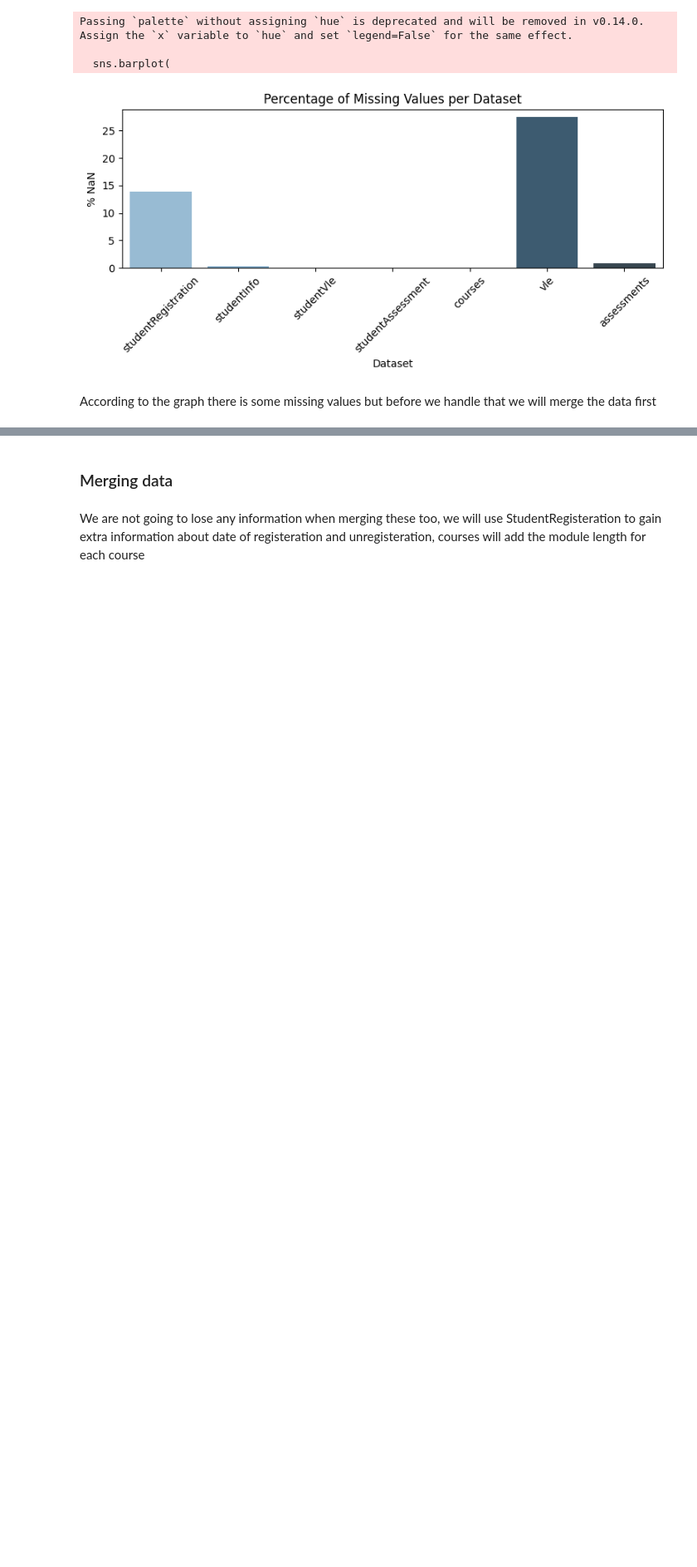
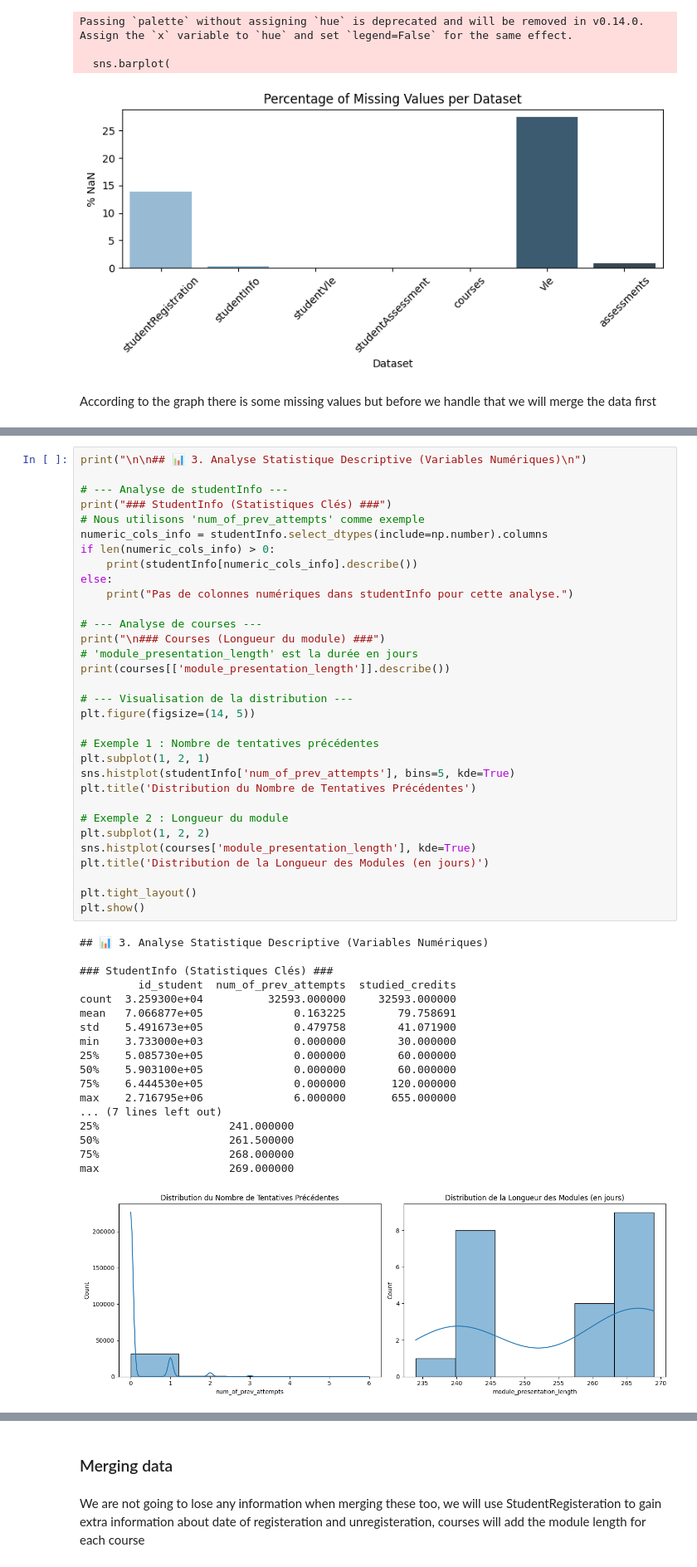
Before and after one commit to Katia-LOUNAS/oulad-network-exploration, a Jupyter notebook: notebooks/data_exploration.ipynb, the cells around one changed output, grey strips where cells are left out. Shown at 83% size. Saved outputs shown, nothing was run; the diff lists cells and outputs as text; blank space fills up the shorter version.

```diff
--- a/notebooks/data_exploration.ipynb
+++ b/notebooks/data_exploration.ipynb
@@ -152,0 +289,51 @@ According to the graph there is some missing values but before we handle that we
+# %%
+print("\n\n## 📊 3. Analyse Statistique Descriptive (Variables Numériques)\n")
+
+# --- Analyse de studentInfo ---
+print("### StudentInfo (Statistiques Clés) ###")
+# Nous utilisons 'num_of_prev_attempts' comme exemple
+numeric_cols_info = studentInfo.select_dtypes(include=np.number).columns
+if len(numeric_cols_info) > 0:
+    print(studentInfo[numeric_cols_info].describe())
+else:
+    print("Pas de colonnes numériques dans studentInfo pour cette analyse.")
+
+# --- Analyse de courses ---
+print("\n### Courses (Longueur du module) ###")
+# 'module_presentation_length' est la durée en jours
+print(courses[['module_presentation_length']].describe())
+
+# --- Visualisation de la distribution ---
+plt.figure(figsize=(14, 5))
+
+# Exemple 1 : Nombre de tentatives précédentes
+plt.subplot(1, 2, 1)
+sns.histplot(studentInfo['num_of_prev_attempts'], bins=5, kde=True)
+plt.title('Distribution du Nombre de Tentatives Précédentes')
+
+# Exemple 2 : Longueur du module
+plt.subplot(1, 2, 2)
+sns.histplot(courses['module_presentation_length'], kde=True)
+plt.title('Distribution de la Longueur des Modules (en jours)')
+
+plt.tight_layout()
+plt.show()
+# %% [output]
+## 📊 3. Analyse Statistique Descriptive (Variables Numériques)
+
+### StudentInfo (Statistiques Clés) ###
+         id_student  num_of_prev_attempts  studied_credits
+count  3.259300e+04          32593.000000     32593.000000
+mean   7.066877e+05              0.163225        79.758691
+std    5.491673e+05              0.479758        41.071900
+min    3.733000e+03              0.000000        30.000000
+25%    5.085730e+05              0.000000        60.000000
+50%    5.903100e+05              0.000000        60.000000
+75%    6.444530e+05              0.000000       120.000000
+max    2.716795e+06              6.000000       655.000000
+... (7 lines left out)
+25%                    241.000000
+50%                    261.500000
+75%                    268.000000
+max                    269.000000
+[figure, added]
```
Also changed, not shown: parts of 7 cells of this notebook, 9 other files.
